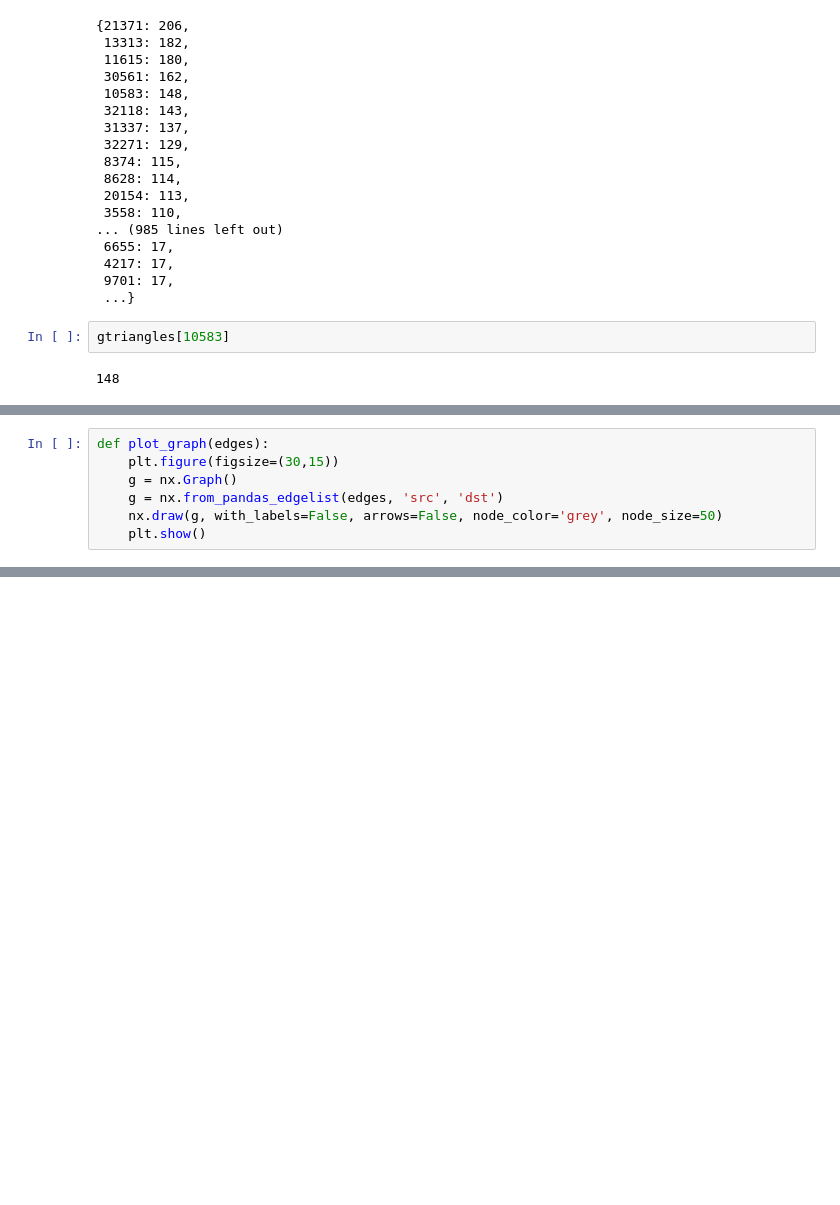
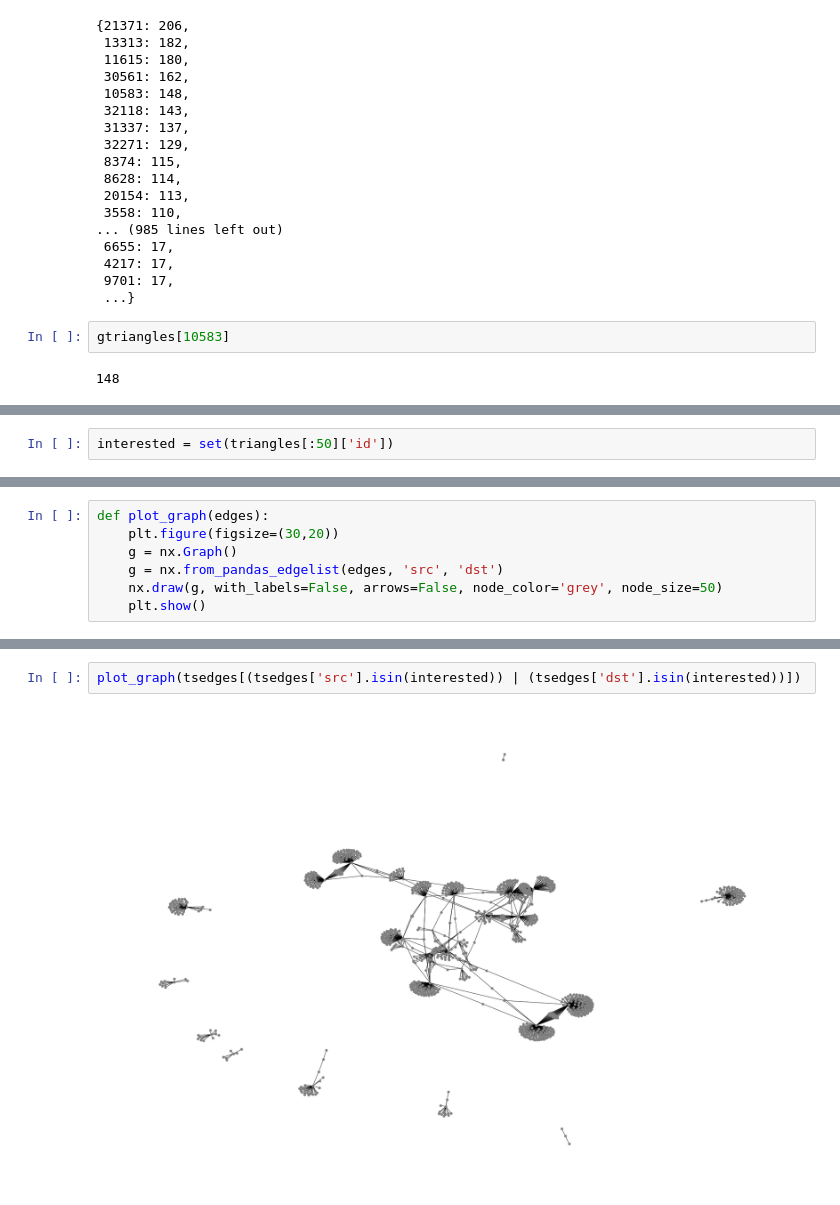
Before and after one commit to lqwdev/The-Freedom-Deer, a Jupyter notebook: cp4/src/graph.ipynb, the cells around one changed output, grey strips where cells are left out. Cells and saved outputs as stored; diff of their text form; blank space fills up the shorter version.

Commit message:
[cp4] graphs

```diff
--- a/cp4/src/graph.ipynb
+++ b/cp4/src/graph.ipynb
@@ -305,7 +276,0 @@ triangles[triangles['id'] == 21371]
-# %%
-def plot_graph(edges):
-    plt.figure(figsize=(30,15))
-    g = nx.Graph()
-    g = nx.from_pandas_edgelist(edges, 'src', 'dst')
-    nx.draw(g, with_labels=False, arrows=False, node_color='grey', node_size=50)
-    plt.show()
@@ -315,0 +293,2 @@ plot_graph(edges[(edges['src'].isin(interested)) | (edges['dst'].isin(interested
+# %%
+interested = set(triangles[:50]['id'])
@@ -315,0 +305,7 @@ plot_graph(edges[(edges['src'].isin(interested)) | (edges['dst'].isin(interested
+# %%
+def plot_graph(edges):
+    plt.figure(figsize=(30,20))
+    g = nx.Graph()
+    g = nx.from_pandas_edgelist(edges, 'src', 'dst')
+    nx.draw(g, with_labels=False, arrows=False, node_color='grey', node_size=50)
+    plt.show()
@@ -315,0 +316,4 @@ plot_graph(edges[(edges['src'].isin(interested)) | (edges['dst'].isin(interested
+# %%
+plot_graph(tsedges[(tsedges['src'].isin(interested)) | (tsedges['dst'].isin(interested))])
+# %% [output]
+[figure, added]
```
Also changed, not shown: parts of 17 cells of this notebook.
